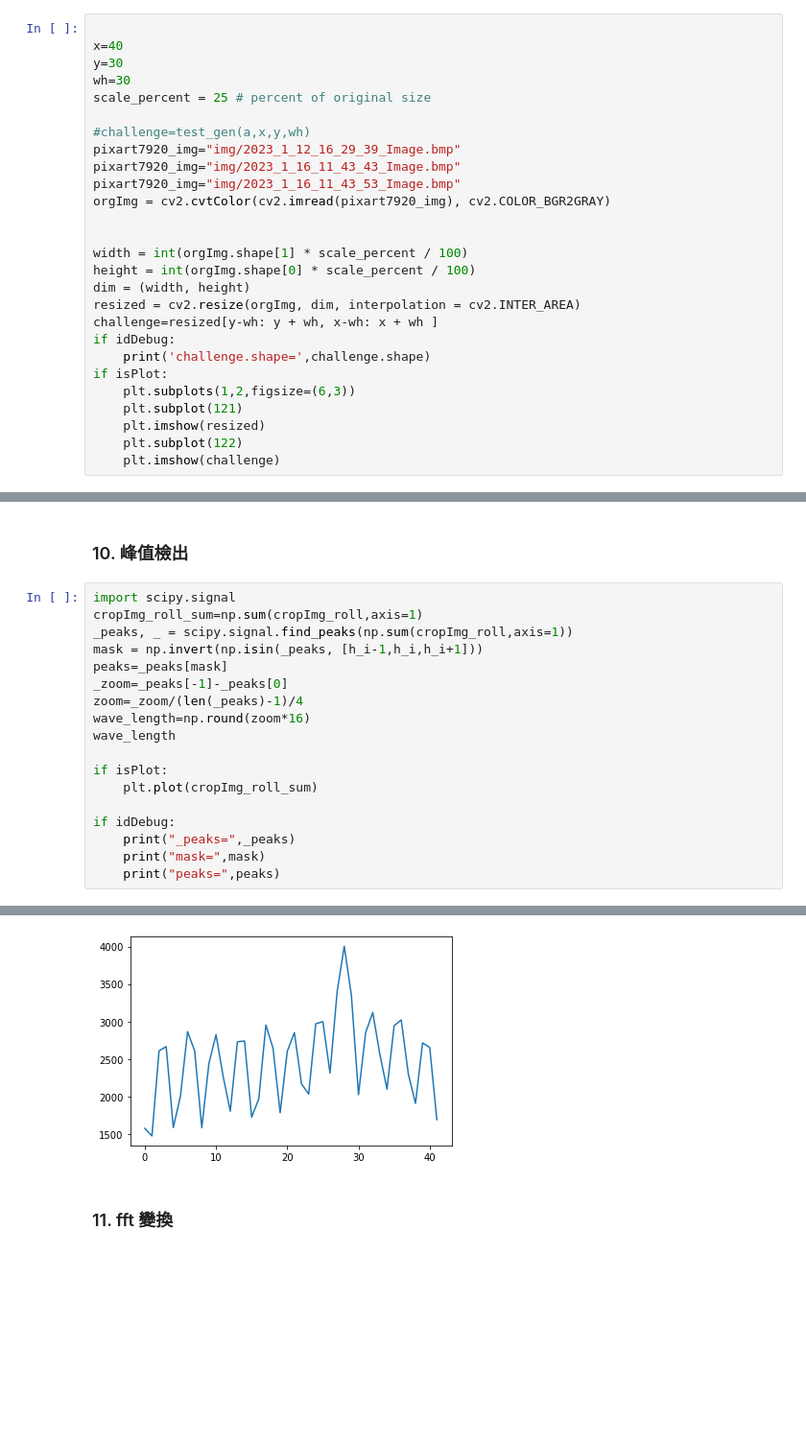
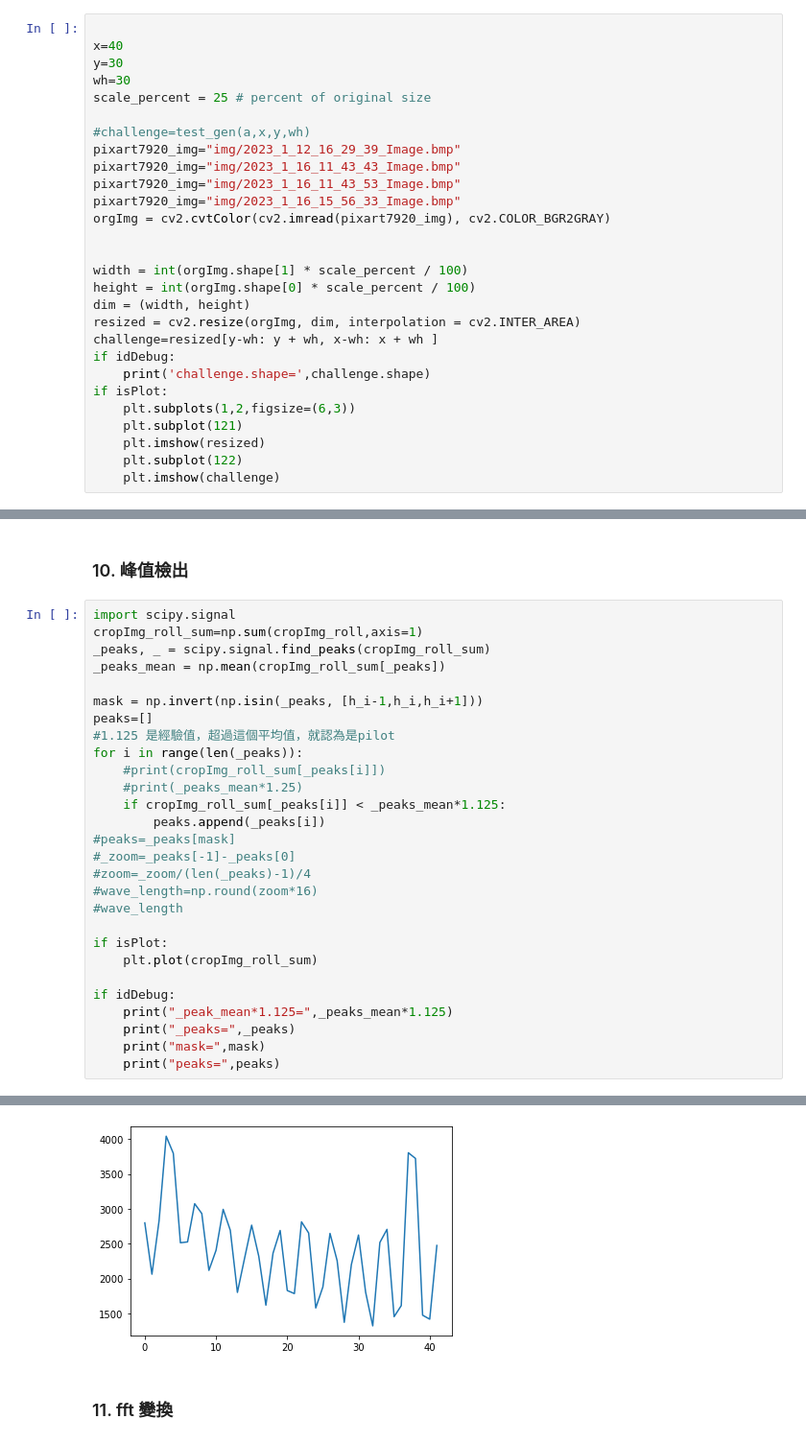
Before and after one commit to itemhsu/absCode2D, a Jupyter notebook: 5.1 one color code - pixart7920 - rotate-phase align.ipynb, the cells around one changed output, grey strips where cells are left out. Shown at 96% size. Cells and saved outputs as stored; diff of their text form; blank space fills up the shorter version.

Commit message:
remove two pilots peak

```diff
--- a/5.1 one color code - pixart7920 - rotate-phase align.ipynb
+++ b/5.1 one color code - pixart7920 - rotate-phase align.ipynb
@@ -120,6 +105,7 @@ scale_percent = 25 # percent of original size
 pixart7920_img="img/2023_1_12_16_29_39_Image.bmp"
 pixart7920_img="img/2023_1_16_11_43_43_Image.bmp"
 pixart7920_img="img/2023_1_16_11_43_53_Image.bmp"
+pixart7920_img="img/2023_1_16_15_56_33_Image.bmp"
 orgImg = cv2.cvtColor(cv2.imread(pixart7920_img), cv2.COLOR_BGR2GRAY)
 
 
@@ -292,18 +276,28 @@ h_i= 27
 # %%
 import scipy.signal
 cropImg_roll_sum=np.sum(cropImg_roll,axis=1)
-_peaks, _ = scipy.signal.find_peaks(np.sum(cropImg_roll,axis=1))
+_peaks, _ = scipy.signal.find_peaks(cropImg_roll_sum)
+_peaks_mean = np.mean(cropImg_roll_sum[_peaks])
+
 mask = np.invert(np.isin(_peaks, [h_i-1,h_i,h_i+1]))
-peaks=_peaks[mask]
-_zoom=_peaks[-1]-_peaks[0]
-zoom=_zoom/(len(_peaks)-1)/4
-wave_length=np.round(zoom*16)
-wave_length
+peaks=[]
+#1.125 是經驗值，超過這個平均值，就認為是pilot
+for i in range(len(_peaks)):
+    #print(cropImg_roll_sum[_peaks[i]])
+    #print(_peaks_mean*1.25)
+    if cropImg_roll_sum[_peaks[i]] < _peaks_mean*1.125:
+        peaks.append(_peaks[i])
+#peaks=_peaks[mask]
+#_zoom=_peaks[-1]-_peaks[0]
+#zoom=_zoom/(len(_peaks)-1)/4
+#wave_length=np.round(zoom*16)
+#wave_length
 
 if isPlot:
     plt.plot(cropImg_roll_sum)
 
 if idDebug:
+    print("_peak_mean*1.125=",_peaks_mean*1.125)
     print("_peaks=",_peaks)
     print("mask=",mask)
     print("peaks=",peaks)
@@ -314,4 +309,4 @@ peaks= [ 3  6 10 14 17 21 25 32 36 39]
-[figure, old version]
+[figure, new version]
 # %% [markdown]
 ### 11. fft 變換
 # %%
```
Also changed, not shown: parts of 11 cells of this notebook.
